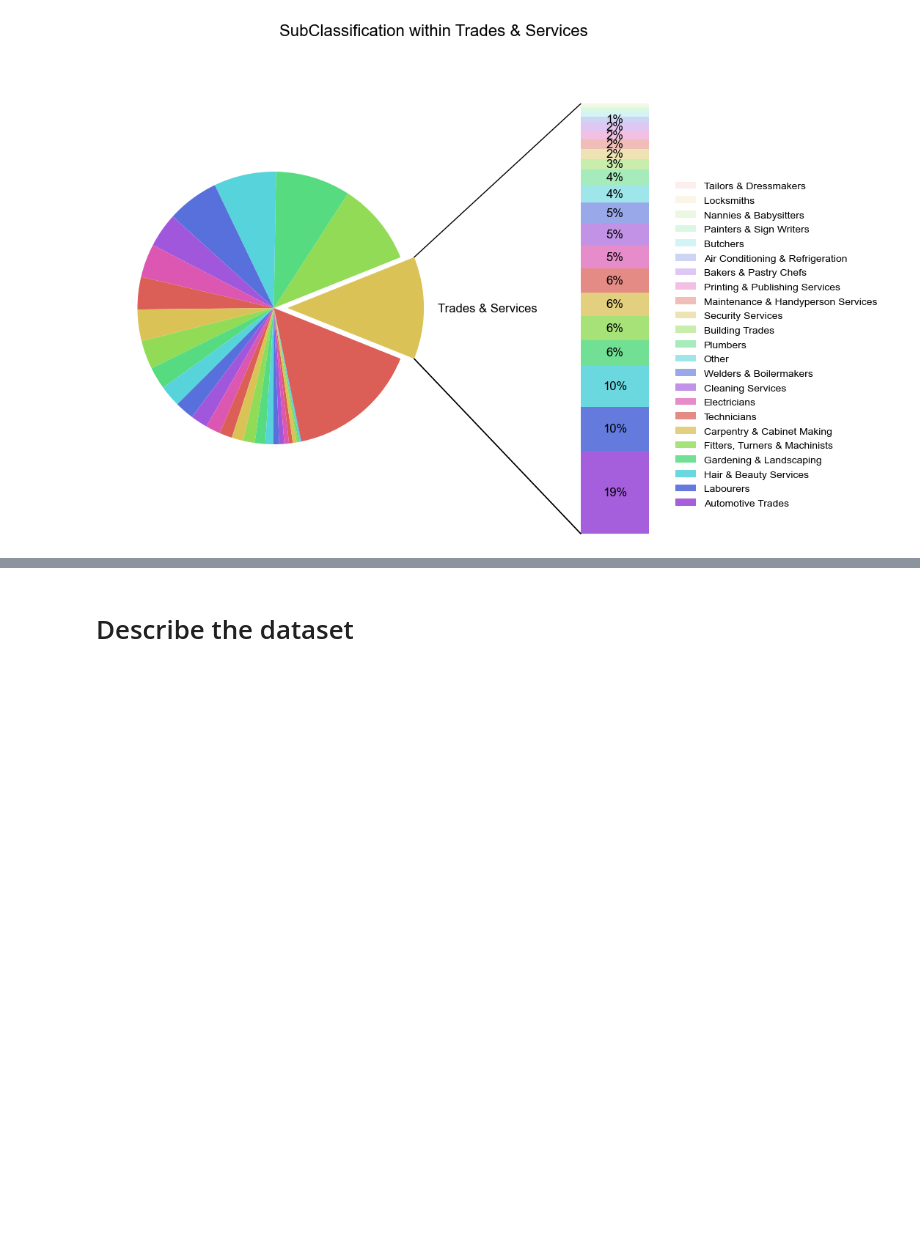
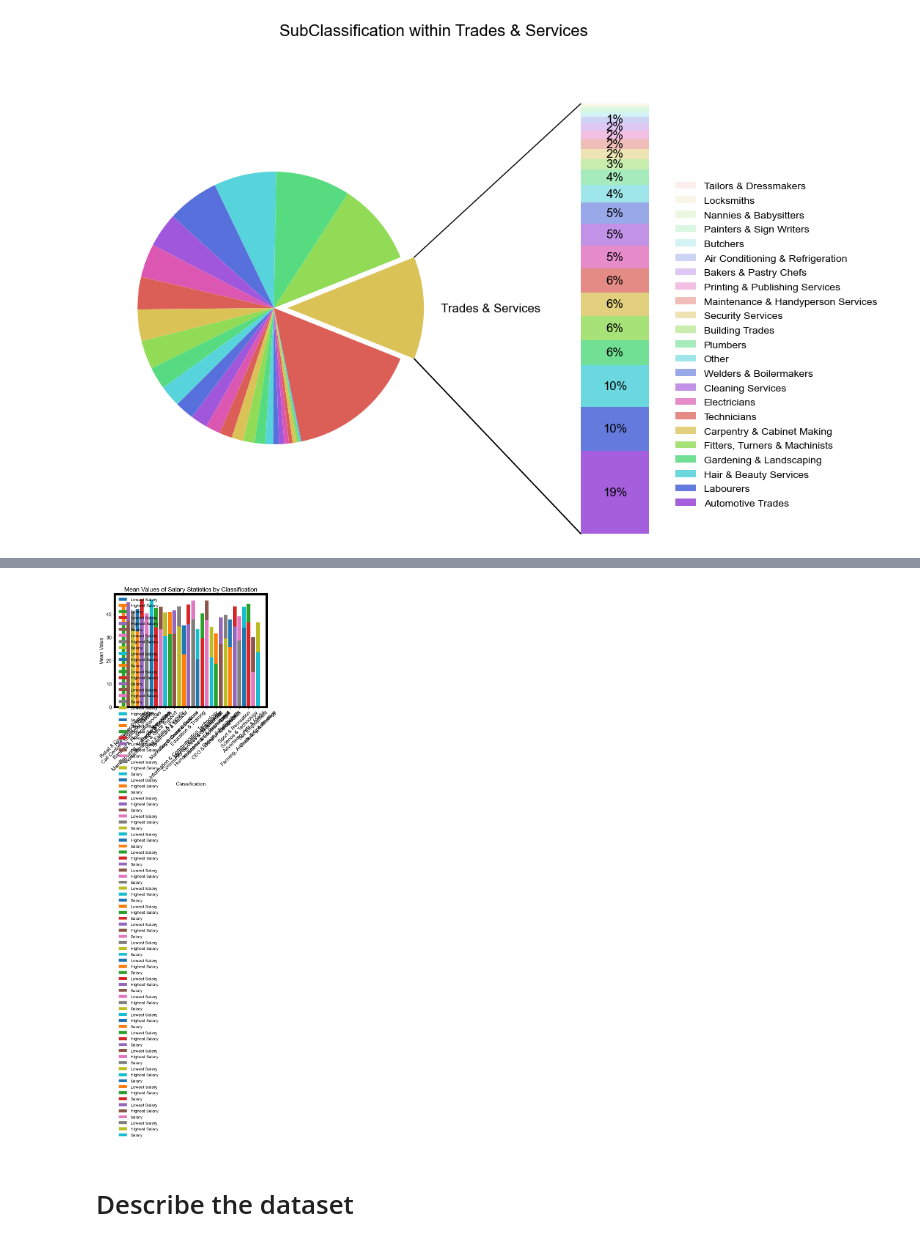
Before and after one commit to ToddNCooper/DataAnalyticsAssignment, a Jupyter notebook: rough_start.ipynb, the cells around one changed output, grey strips where cells are left out. Cells and saved outputs as stored; diff of their text form; code cells hidden in the pictures; blank space fills up the shorter version.

```diff
--- a/rough_start.ipynb
+++ b/rough_start.ipynb
@@ -429,3 +484,44 @@ plot_bar_of_pie(df, 'Classification', 'Manufacturing, Transport & Logistics', 'S
+# %%
+# Create a figure and axis object
+fig, ax = plt.subplots()
+
+# Iterate over each classification
+for classification in df['Classification'].unique():
+    # Filter the dataframe for the current classification
+    subset = df[df['Classification'] == classification]
+
+    # Calculate statistical data for each column
+    lowest_stats = subset['LowestSalary'].describe()
+    highest_stats = subset['HighestSalary'].describe()
+    salary_stats = subset['Salary'].describe()
+
+    # Extract the mean values
+    lowest_mean = lowest_stats['mean']
+    highest_mean = highest_stats['mean']
+    salary_mean = salary_stats['mean']
+
+    # Plot the mean values as bars
+    ax.bar(classification, lowest_mean, label='Lowest Salary')
+    ax.bar(classification, highest_mean, label='Highest Salary')
+    ax.bar(classification, salary_mean, label='Salary')
+
+# Set the x-axis label and rotate the tick labels if needed
+ax.set_xlabel('Classification')
+ax.tick_params(axis='x', rotation=45)
+
+# Set the y-axis label
+ax.set_ylabel('Mean Value')
+
+# Set the title
+ax.set_title('Mean Values of Salary Statistics by Classification')
+
+# Add a legend
+ax.legend()
+
+# Show the plot
+plt.show()
+# %% [output]
+[figure, added]
 # %% [markdown]
 # Describe the dataset
 # %% [markdown]
```
Also changed, not shown: parts of 3 cells of this notebook.
